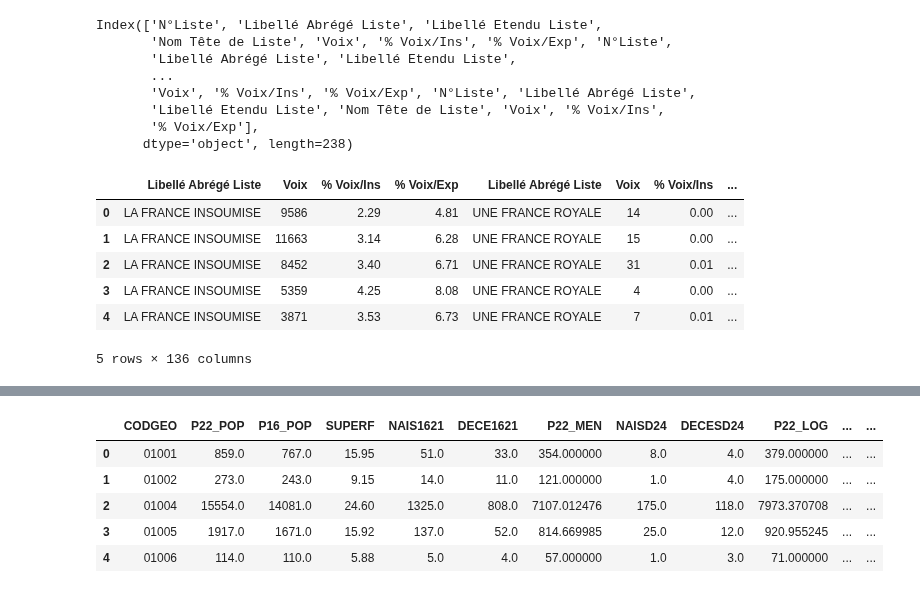
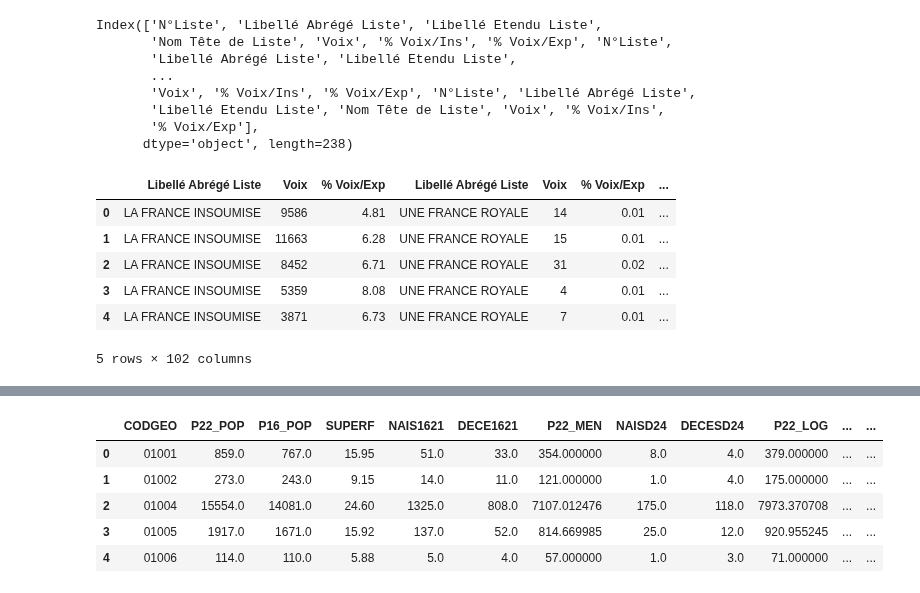
Before and after one commit to zuulaika/Projet-python, a Jupyter notebook: code_principal_z.ipynb, the cells around one changed output, grey strips where cells are left out. Drawn from its saved outputs; the diff is of its cells as text; code cells hidden in the pictures.

Commit message:
tableau finaux

```diff
--- a/code_principal_z.ipynb
+++ b/code_principal_z.ipynb
@@ -111,25 +121,25 @@ Index(['N°Liste', 'Libellé Abrégé Liste', 'Libellé Etendu Liste',
 # %%
 #Sachant qu'il ya des colonnes inutiles, on va juste se concentre sur le nom du parti et les infos sur le nbr de voix
 cols_par_parti = 7
-cols_utiles = [1,4,5,6]
+cols_utiles = [1,4,6]
 
 # on selectionne les colonnes correspondantes pour chaque partie
 cols_a_garder = []
-for i in range(0, 238, cols_par_parti):
+for i in range(0, ee2019_parti.shape[1], cols_par_parti):
     cols_a_garder.extend([i + j for j in cols_utiles])
 
 ee2019_parti_n = ee2019_parti.iloc[:, cols_a_garder]
 
 
 ee2019_parti_n.head()
 # %% [output]
-|  | Libellé Abrégé Liste | Voix | % Voix/Ins | % Voix/Exp | Libellé Abrégé Liste | Voix | % Voix/Ins | ... |
-| 0 | LA FRANCE INSOUMISE | 9586 | 2.29 | 4.81 | UNE FRANCE ROYALE | 14 | 0.00 | ... |
-| 1 | LA FRANCE INSOUMISE | 11663 | 3.14 | 6.28 | UNE FRANCE ROYALE | 15 | 0.00 | ... |
-| 2 | LA FRANCE INSOUMISE | 8452 | 3.40 | 6.71 | UNE FRANCE ROYALE | 31 | 0.01 | ... |
-| 3 | LA FRANCE INSOUMISE | 5359 | 4.25 | 8.08 | UNE FRANCE ROYALE | 4 | 0.00 | ... |
-| 4 | LA FRANCE INSOUMISE | 3871 | 3.53 | 6.73 | UNE FRANCE ROYALE | 7 | 0.01 | ... |
+|  | Libellé Abrégé Liste | Voix | % Voix/Exp | Libellé Abrégé Liste | Voix | % Voix/Exp | ... |
+| 0 | LA FRANCE INSOUMISE | 9586 | 4.81 | UNE FRANCE ROYALE | 14 | 0.01 | ... |
+| 1 | LA FRANCE INSOUMISE | 11663 | 6.28 | UNE FRANCE ROYALE | 15 | 0.01 | ... |
+| 2 | LA FRANCE INSOUMISE | 8452 | 6.71 | UNE FRANCE ROYALE | 31 | 0.02 | ... |
+| 3 | LA FRANCE INSOUMISE | 5359 | 8.08 | UNE FRANCE ROYALE | 4 | 0.01 | ... |
+| 4 | LA FRANCE INSOUMISE | 3871 | 6.73 | UNE FRANCE ROYALE | 7 | 0.01 | ... |
-5 rows × 136 columns
+5 rows × 102 columns
 # %%
 #on veut garder que les partis avec un % de voix/exp > 0.1 sinon on a trop de partie
 #je prends cette decision sur a une recherche sur internet qui dit qu'il ya 11 parties principaux, les autres ayant des resultats trop faibles
```
Also changed, not shown: parts of 22 cells of this notebook.
